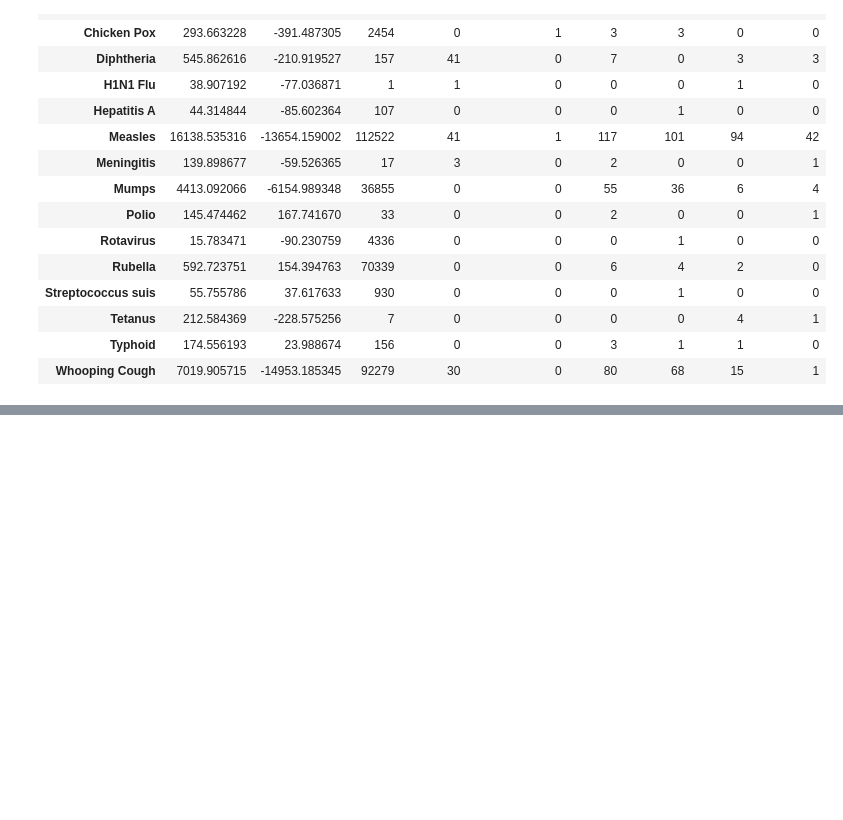
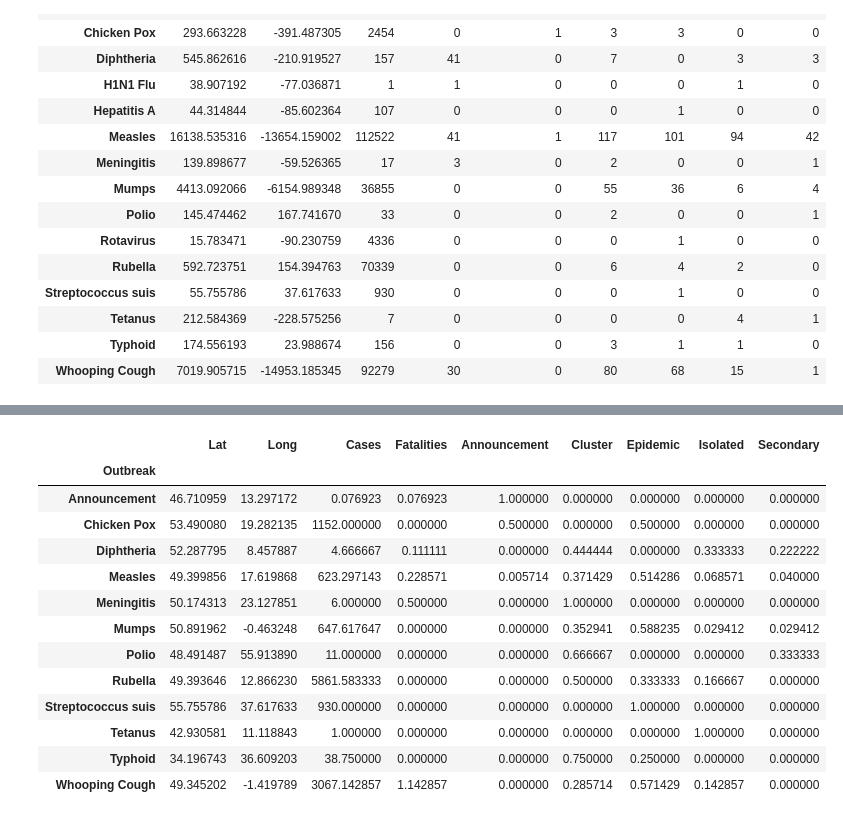
Before and after one commit to javigoncompte/Preventable_Diseases, a Jupyter notebook: Capstone EDA.ipynb, the cells around one changed output, grey strips where cells are left out. Saved outputs shown, nothing was run; the diff lists cells and outputs as text; code cells hidden in the pictures; blank space fills up the shorter version.

```diff
--- a/Capstone EDA.ipynb
+++ b/Capstone EDA.ipynb
@@ -1478,0 +1478,17 @@ df_world.groupby("Outbreak")
+# %%
+df_europe.groupby("Outbreak").mean()
+# %% [output]
+|  | Lat | Long | Cases | Fatalities | Announcement | Cluster | Epidemic | Isolated | Secondary |
+| Outbreak |  |  |  |  |  |  |  |  |  |
+| Announcement | 46.710959 | 13.297172 | 0.076923 | 0.076923 | 1.000000 | 0.000000 | 0.000000 | 0.000000 | 0.000000 |
+| Chicken Pox | 53.490080 | 19.282135 | 1152.000000 | 0.000000 | 0.500000 | 0.000000 | 0.500000 | 0.000000 | 0.000000 |
+| Diphtheria | 52.287795 | 8.457887 | 4.666667 | 0.111111 | 0.000000 | 0.444444 | 0.000000 | 0.333333 | 0.222222 |
+| Measles | 49.399856 | 17.619868 | 623.297143 | 0.228571 | 0.005714 | 0.371429 | 0.514286 | 0.068571 | 0.040000 |
+| Meningitis | 50.174313 | 23.127851 | 6.000000 | 0.500000 | 0.000000 | 1.000000 | 0.000000 | 0.000000 | 0.000000 |
+| Mumps | 50.891962 | -0.463248 | 647.617647 | 0.000000 | 0.000000 | 0.352941 | 0.588235 | 0.029412 | 0.029412 |
+| Polio | 48.491487 | 55.913890 | 11.000000 | 0.000000 | 0.000000 | 0.666667 | 0.000000 | 0.000000 | 0.333333 |
+| Rubella | 49.393646 | 12.866230 | 5861.583333 | 0.000000 | 0.000000 | 0.500000 | 0.333333 | 0.166667 | 0.000000 |
+| Streptococcus suis | 55.755786 | 37.617633 | 930.000000 | 0.000000 | 0.000000 | 0.000000 | 1.000000 | 0.000000 | 0.000000 |
+| Tetanus | 42.930581 | 11.118843 | 1.000000 | 0.000000 | 0.000000 | 0.000000 | 0.000000 | 1.000000 | 0.000000 |
+| Typhoid | 34.196743 | 36.609203 | 38.750000 | 0.000000 | 0.000000 | 0.750000 | 0.250000 | 0.000000 | 0.000000 |
+| Whooping Cough | 49.345202 | -1.419789 | 3067.142857 | 1.142857 | 0.000000 | 0.285714 | 0.571429 | 0.142857 | 0.000000 |
```
Also changed, not shown: parts of 15 cells of this notebook.
